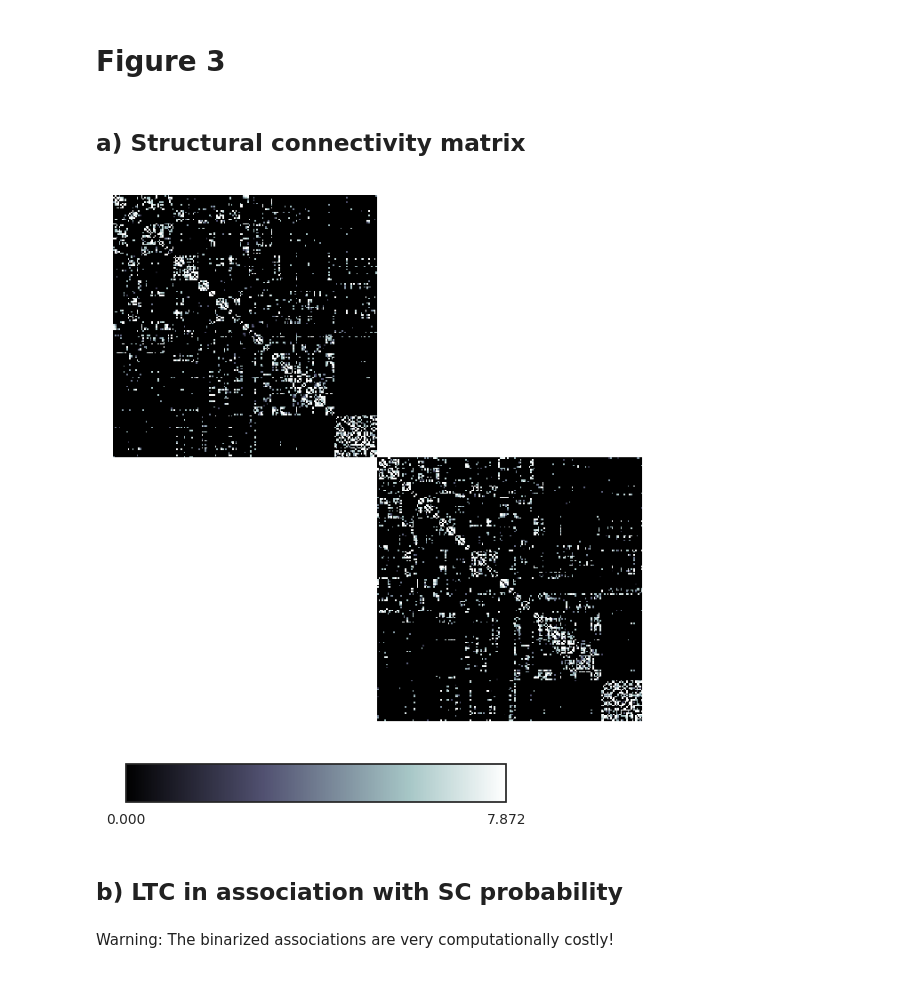
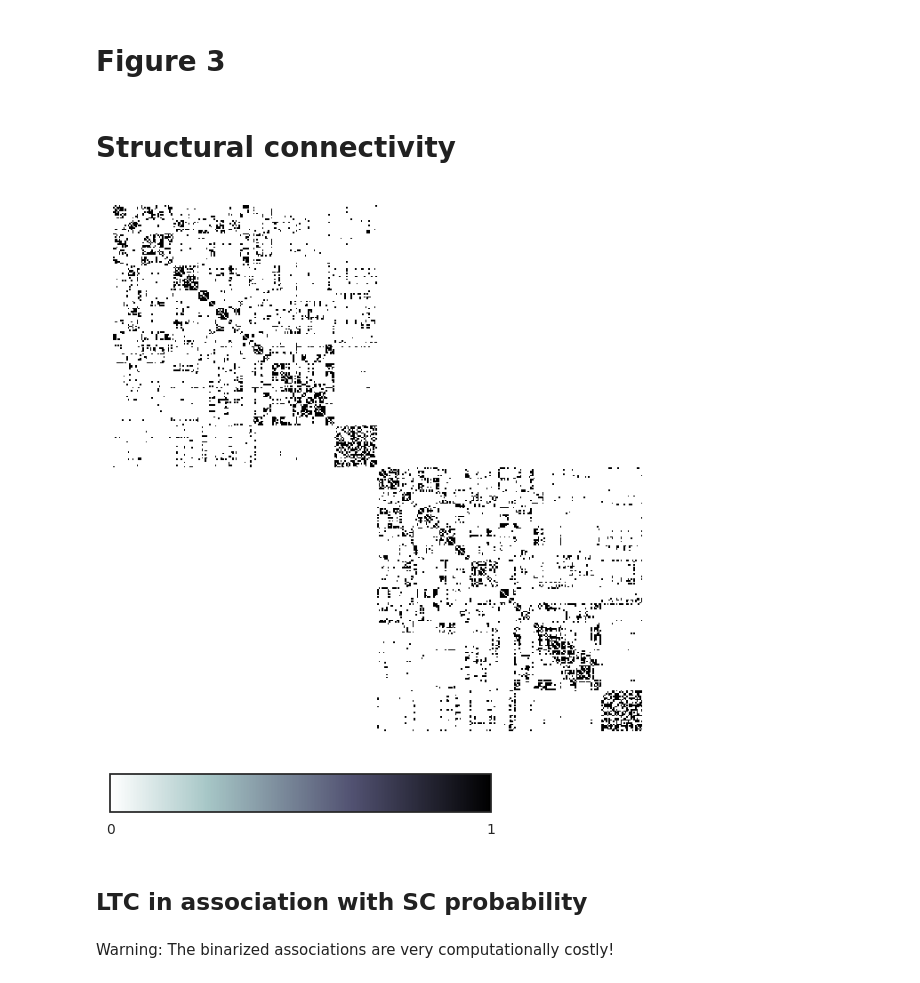
Before and after one commit to amnsbr/laminar_organization, a Jupyter notebook: code/figures/Fig_03.ipynb, the cells around one changed output. Drawn from its saved outputs; the diff is of its cells as text; code cells hidden in the pictures.

Commit message:
modify connectivity analyses

```diff
--- a/code/figures/Fig_03.ipynb
+++ b/code/figures/Fig_03.ipynb
@@ -14,15 +14,15 @@ import helpers, datasets, surfaces, matrices
 
 sns.set_style('ticks')
 # %% [markdown]
-## a) Structural connectivity matrix
+# Structural connectivity
 # %%
 sc = matrices.ConnectivityMatrix('structural', exc_regions='adysgranular', exc_contra=True)
-sc.plot()
+sc.plot_binarized()
 # %% [output]
-[figure, old version]
+[figure, new version]
-[figure, old version]
+[figure, new version]
 # %% [markdown]
-## b) LTC in association with SC probability
+## LTC in association with SC probability
 # %% [markdown]
 Warning: The binarized associations are very computationally costly!
 # %%
```
Also changed, not shown: parts of 21 cells of this notebook, 2 other files.
